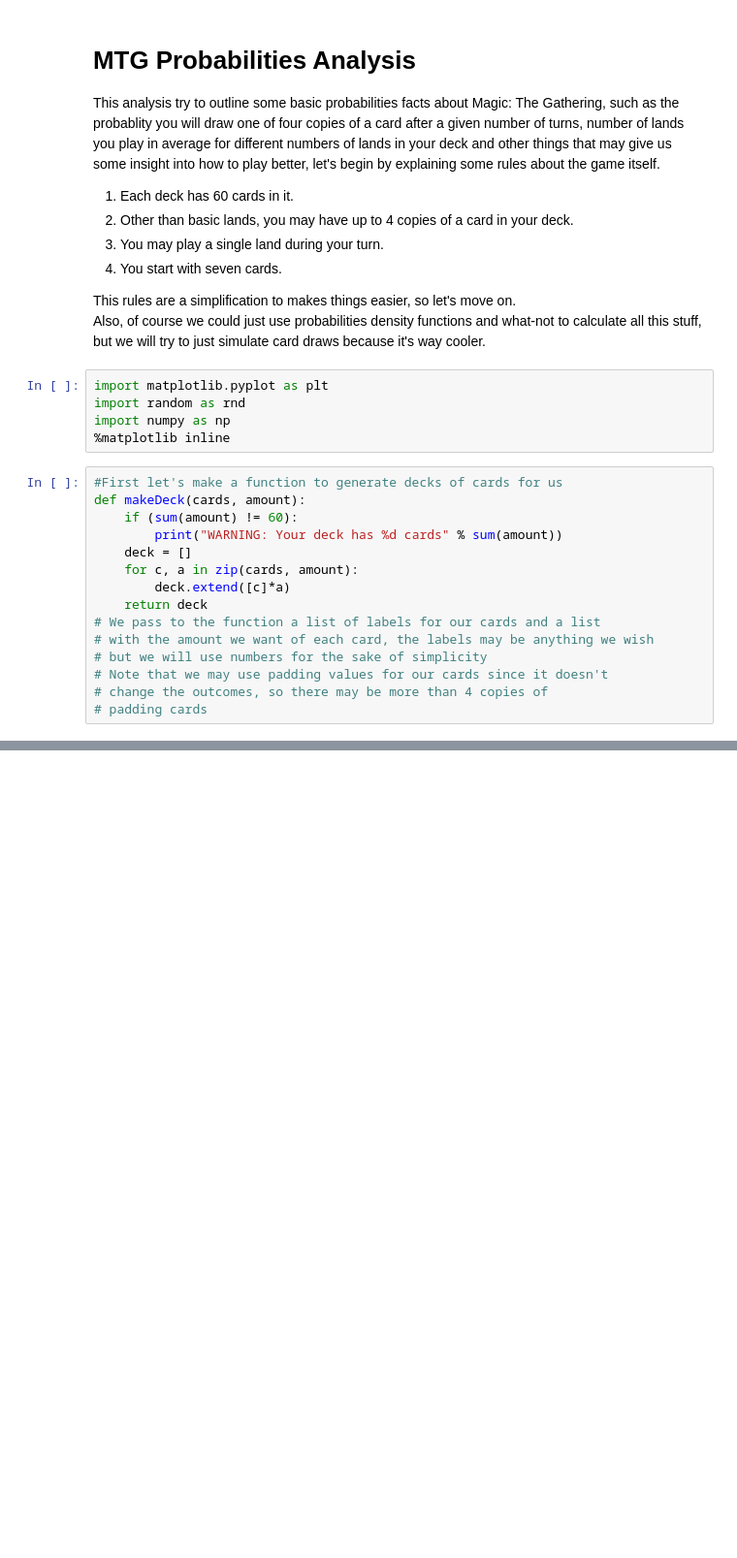
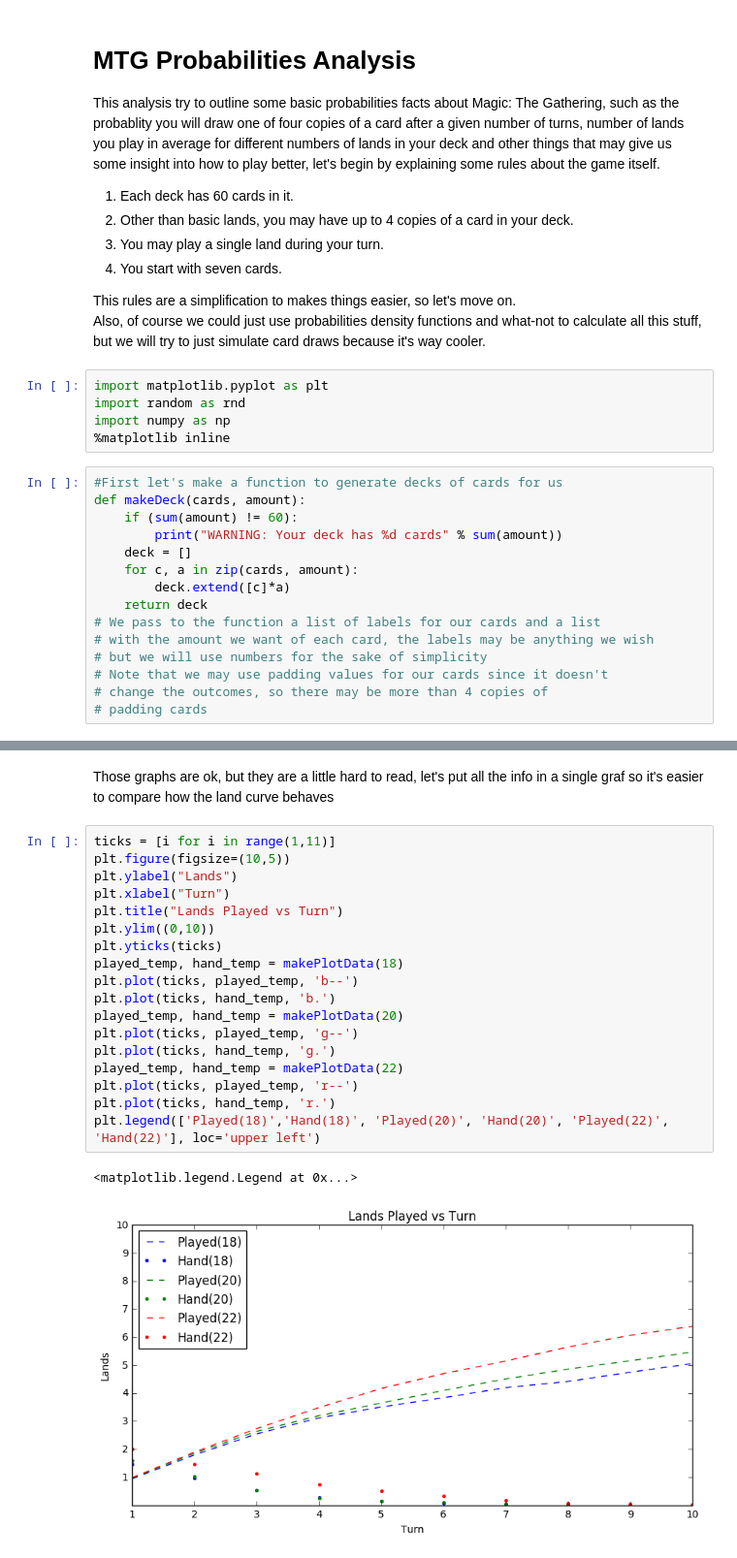
Before and after one commit to victorgcapone/datascience, a Jupyter notebook: MTG/MTG Analysis.ipynb, the cells around one changed output, grey strips where cells are left out. Shown at 97% size. Drawn from its saved outputs; the diff is of its cells as text; blank space fills up the shorter version.

```diff
--- a/MTG/MTG Analysis.ipynb
+++ b/MTG/MTG Analysis.ipynb
@@ -128,0 +133,23 @@ makeLandsPlot(22)
+# %% [markdown]
+Those graphs are ok, but they are a little hard to read, let's put all the info in a single graf so it's easier to compare how the land curve behaves
+# %%
+ticks = [i for i in range(1,11)]
+plt.figure(figsize=(10,5))
+plt.ylabel("Lands")
+plt.xlabel("Turn")
+plt.title("Lands Played vs Turn")
+plt.ylim((0,10))
+plt.yticks(ticks)
+played_temp, hand_temp = makePlotData(18)
+plt.plot(ticks, played_temp, 'b--')
+plt.plot(ticks, hand_temp, 'b.')
+played_temp, hand_temp = makePlotData(20)
+plt.plot(ticks, played_temp, 'g--')
+plt.plot(ticks, hand_temp, 'g.')
+played_temp, hand_temp = makePlotData(22)
+plt.plot(ticks, played_temp, 'r--')
+plt.plot(ticks, hand_temp, 'r.')
+plt.legend(['Played(18)','Hand(18)', 'Played(20)', 'Hand(20)', 'Played(22)', 'Hand(22)'], loc='upper left')
+# %% [output]
+<matplotlib.legend.Legend at 0x...>
+[figure, added]
```
Also changed, not shown: parts of 5 cells of this notebook.
